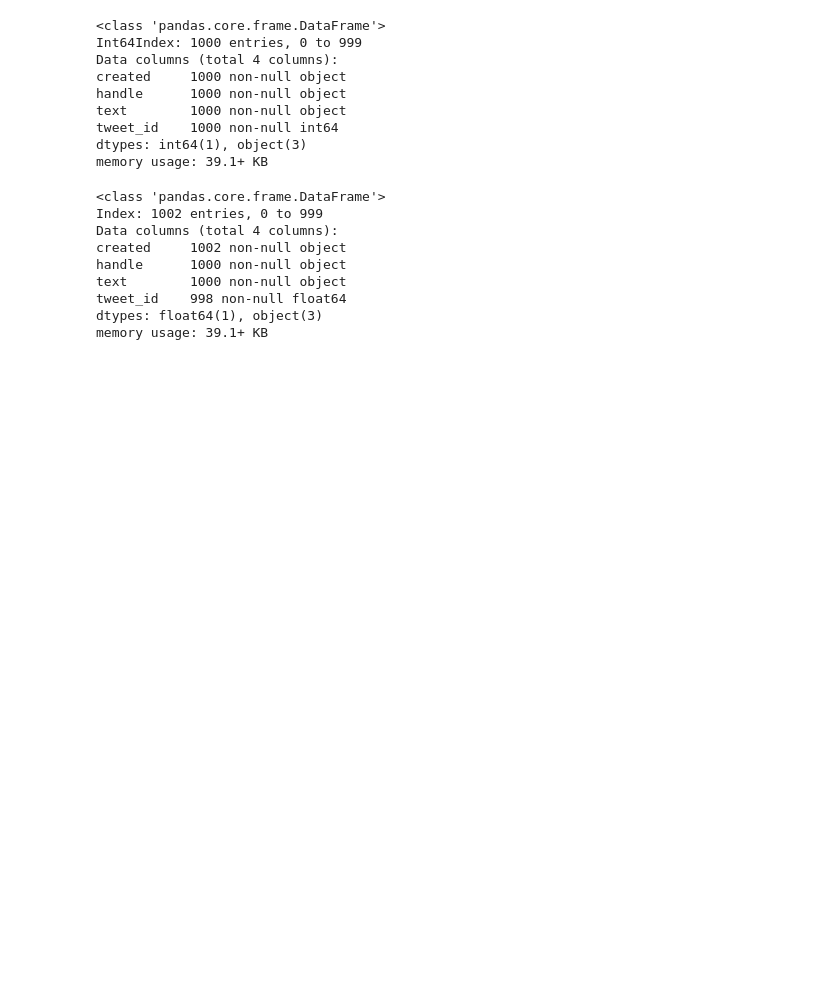
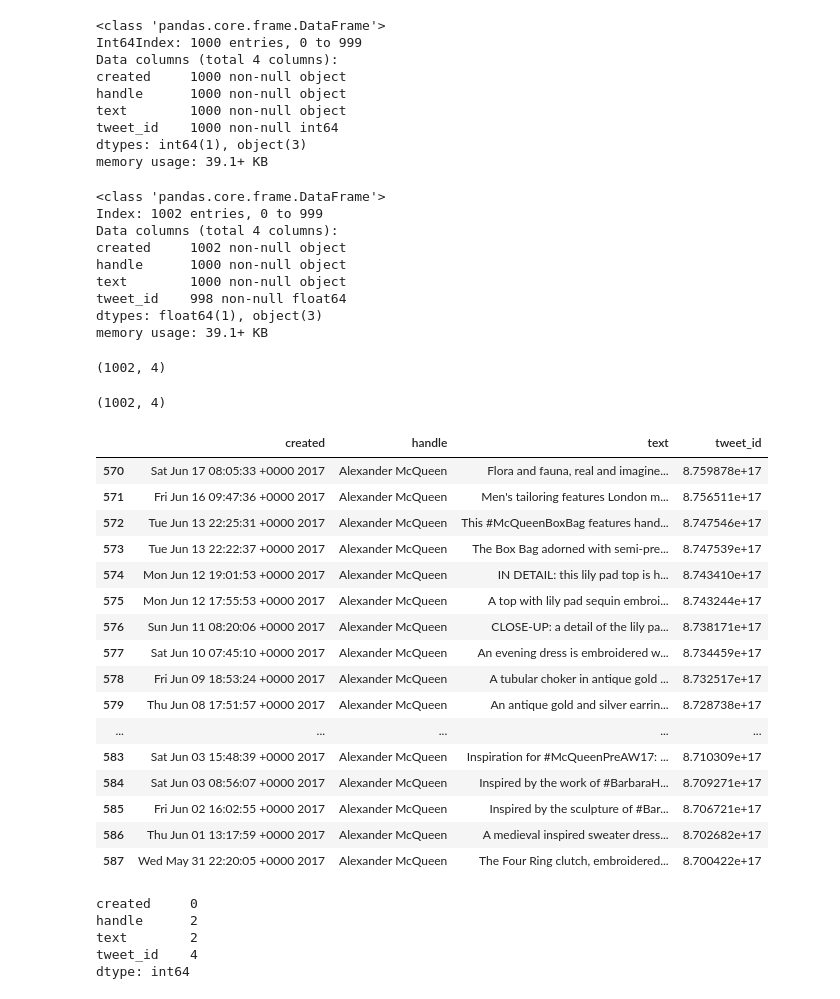
Before and after one commit to jerryLee80/Twitter_Fashion_Account_NLP, a Jupyter notebook: ipynb/posgres_test.ipynb, the cells around one changed output. Cells and saved outputs as stored; diff of their text form; code cells hidden in the pictures; blank space fills up the shorter version.

```diff
--- a/ipynb/posgres_test.ipynb
+++ b/ipynb/posgres_test.ipynb
@@ -312,7 +408,8 @@ tweet_id    1000 non-null int64
 dtypes: int64(1), object(3)
 memory usage: 39.1+ KB
 # %%
-pd.read_csv('../data/McQueen.csv', index_col=[0]).info()
+mcqueen_db = pd.read_csv('../data/McQueen.csv', index_col=[0])
+mcqueen_db.info()
 # %% [output]
 <class 'pandas.core.frame.DataFrame'>
 Index: 1002 entries, 0 to 999
@@ -323,3 +420,36 @@ text        1000 non-null object
 tweet_id    998 non-null float64
 dtypes: float64(1), object(3)
 memory usage: 39.1+ KB
+(1002, 4)
+# %%
+mcqueen_db.shape
+# %% [output]
+(1002, 4)
+# %%
+mcqueen_db.iloc[570:590,:]
+# %% [output]
+|  | created | handle | text | tweet_id |
+| 570 | Sat Jun 17 08:05:33 +0000 2017 | Alexander McQueen | Flora and fauna, real and imagine... | 8.759878e+17 |
+| 571 | Fri Jun 16 09:47:36 +0000 2017 | Alexander McQueen | Men's tailoring features London m... | 8.756511e+17 |
+| 572 | Tue Jun 13 22:25:31 +0000 2017 | Alexander McQueen | This #McQueenBoxBag features hand... | 8.747546e+17 |
+| 573 | Tue Jun 13 22:22:37 +0000 2017 | Alexander McQueen | The Box Bag adorned with semi-pre... | 8.747539e+17 |
+| 574 | Mon Jun 12 19:01:53 +0000 2017 | Alexander McQueen | IN DETAIL: this lily pad top is h... | 8.743410e+17 |
+| 575 | Mon Jun 12 17:55:53 +0000 2017 | Alexander McQueen | A top with lily pad sequin embroi... | 8.743244e+17 |
+| 576 | Sun Jun 11 08:20:06 +0000 2017 | Alexander McQueen | CLOSE-UP: a detail of the lily pa... | 8.738171e+17 |
+| 577 | Sat Jun 10 07:45:10 +0000 2017 | Alexander McQueen | An evening dress is embroidered w... | 8.734459e+17 |
+| 578 | Fri Jun 09 18:53:24 +0000 2017 | Alexander McQueen | A tubular choker in antique gold ... | 8.732517e+17 |
+| 579 | Thu Jun 08 17:51:57 +0000 2017 | Alexander McQueen | An antique gold and silver earrin... | 8.728738e+17 |
+| ... | ... | ... | ... | ... |
+| 583 | Sat Jun 03 15:48:39 +0000 2017 | Alexander McQueen | Inspiration for #McQueenPreAW17: ... | 8.710309e+17 |
+| 584 | Sat Jun 03 08:56:07 +0000 2017 | Alexander McQueen | Inspired by the work of #BarbaraH... | 8.709271e+17 |
+| 585 | Fri Jun 02 16:02:55 +0000 2017 | Alexander McQueen | Inspired by the sculpture of #Bar... | 8.706721e+17 |
+| 586 | Thu Jun 01 13:17:59 +0000 2017 | Alexander McQueen | A medieval inspired sweater dress... | 8.702682e+17 |
+| 587 | Wed May 31 22:20:05 +0000 2017 | Alexander McQueen | The Four Ring clutch, embroidered... | 8.700422e+17 |
+# %%
+mcqueen_db.isnull().sum()
+# %% [output]
+created     0
+handle      2
+text        2
+tweet_id    4
+dtype: int64
```
Also changed, not shown: parts of 21 cells of this notebook, 4 other files.
